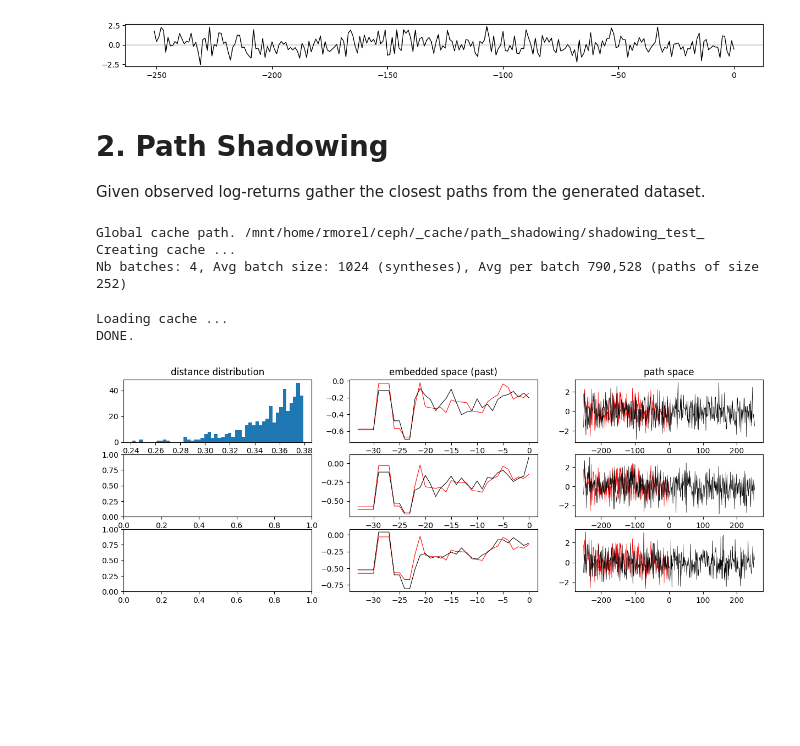
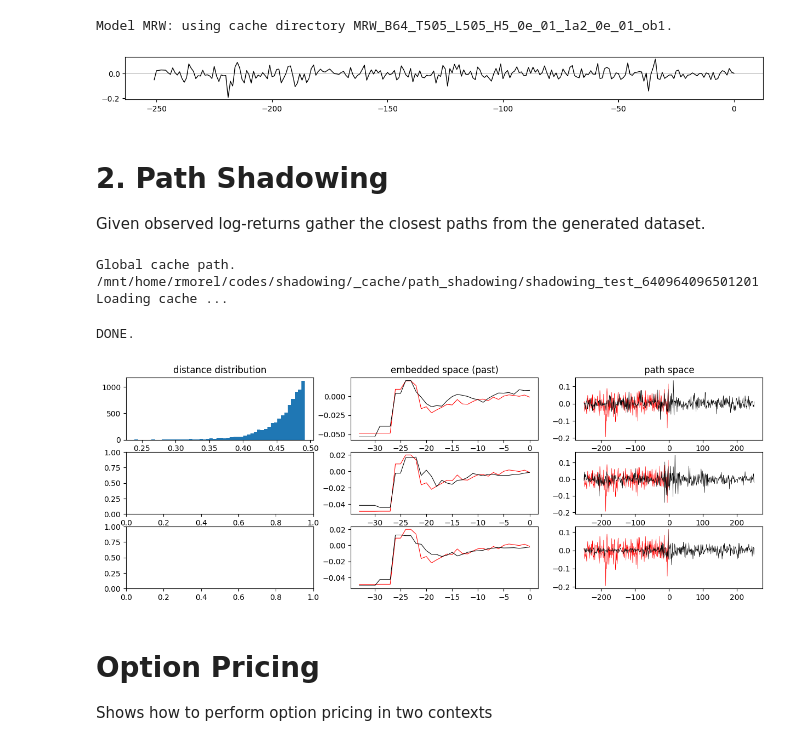
Before and after one commit to RudyMorel/shadowing, a Jupyter notebook: tutorial.ipynb, the cells around one changed output. Drawn from its saved outputs; the diff is of its cells as text; code cells hidden in the pictures; blank space fills up the shorter version.

```diff
--- a/tutorial.ipynb
+++ b/tutorial.ipynb
@@ -40,25 +41,29 @@ for i, ax in enumerate(axes):
 # %%
 # observed data e.g. past time-series at different dates
-np.random.seed(0)
-x_past = np.random.randn(1,252)  # replace with your own data
+# replace with the data you want to predict the future of
+lnx_past = MRWGenerator(T=252*2+1, H=0.5, lam=0.2, observed=True, cache_path=CACHE_PATH).load(R=1)[0,0,:]
+dlnx_past = np.diff(lnx_past, axis=-1)
+dlnx_past = windows(dlnx_past, w=252, s=32)
 
 plt.figure(figsize=(15,1))
-plt.plot(np.arange(-252+1,1), x_past[0,:], color='black', linewidth=1.0)
+plt.plot(np.arange(-252+1,1), dlnx_past[1,:], color='black', linewidth=1.0)
 plt.axhline(0.0, color='black', linewidth=0.25);
 # %% [output]
+Model MRW: using cache directory MRW_B64_T505_L505_H5_0e_01_la2_0e_01_ob1.
-[figure, old version]
+[figure, new version]
 # %% [markdown]
 # 2. Path Shadowing
 
 Given observed log-returns gather the closest paths from the generated dataset.
 # %%
-from shadowing import PathShadowing, FovealFixed, RelativeMSE
-
 S = 4096  # number of paths in the dataset that will be used for path shadowing
 
+# the MRW dataset generated above
+mrw_dataset = TimeSeriesDataset(mrw_gen.dpath, R=R, load=False)
+
 # object for path shadowing
-shadower = PathShadowing(x_past=x_past,
-                         dataset=dataset,
+shadower = PathShadowing(dlnx_past=dlnx_past,
+                         dataset=mrw_dataset,
                          S=S,
                          cache_path=CACHE_PATH,
                          dirname="shadowing_test",
@@ -76,46 +81,46 @@ distance = RelativeMSE()
 
 # PERFORM PATH SHADOWING
 distances, close_paths = shadower.shadow(embedding, distance,
-                                         n_paths=500,  # the number of closest paths (from generated dataset) to retain
+                                         n_paths=8192,  # the number of closest paths (from generated dataset) to retain
                                          horizon=252,  # the size of such paths in the future
                                          num_workers=6)
 # %% [output]
-Global cache path. /mnt/home/rmorel/ceph/_cache/path_shadowing/shadowing_test_
-Creating cache ...
-Nb batches: 4, Avg batch size: 1024 (syntheses), Avg per batch 790,528 (paths of size 252)
+Global cache path. /mnt/home/rmorel/codes/shadowing/_cache/path_shadowing/shadowing_test_640964096501201
+Loading cache ...
-Loading cache ...
 DONE.
 # %%
 # some vizualization
-from shadowing.utils import get_smallest
-
 i_date = 0
 
-w_past = x_past.shape[-1]
+w_past = dlnx_past.shape[-1]
 w_embed_past = embedding.dim
 horizon = 252
 
 # get 3 closest paths at this date
 idces, ds = get_smallest(distances[i_date], 3)
-x_closest = np.stack([close_paths[i_date][i_path] for i_path in idces])
+dlnx_closest = np.stack([close_paths[i_date][i_path] for i_path in idces])
 
-# get their embedding
-x_past_emb = embedding(x_past[:,:w_past])
-x_closest_emb = embedding(x_closest[:,:w_past])
+# embed them
+dlnx_past_emb = embedding(dlnx_past[:,:w_past])
+dlnx_closest_emb = embedding(dlnx_closest[:,:w_past])
 
 fig, axes = plt.subplots(3, 3, figsize=(15, 5))
 axes[0,0].set_title('distance distribution')
-axes[0,0].hist(distances, bins=50)
+axes[0,0].hist(distances[i_date], bins=50)
 axes[0,1].set_title('embedded space (past)')
 for i, ax in enumerate(axes[:,1]):
     ts_past = np.arange(-w_embed_past+1, 1)
-    ax.plot(ts_past, x_past_emb[i_date,:w_embed_past], color='red', linewidth=0.75)
-    ax.plot(ts_past, x_closest_emb[i,:w_embed_past], color='black', linewidth=0.75)
+    ax.plot(ts_past, dlnx_past_emb[i_date,:w_embed_past], color='red', linewidth=0.75)
+    ax.plot(ts_past, dlnx_closest_emb[i,:w_embed_past], color='black', linewidth=0.75)
 axes[0,2].set_title('path space')
 for i, ax in enumerate(axes[:,2]):
     ts_past = np.arange(-w_past+1,1)
     ts = np.arange(-w_past+1,horizon+1)
-    ax.plot(ts_past, x_past[i_date,:], color='red', linewidth=0.5)
-    ax.plot(ts, x_closest[i,:], color='black', linewidth=0.5)
+    ax.plot(ts_past, dlnx_past[i_date,:], color='red', linewidth=0.5)
+    ax.plot(ts, dlnx_closest[i,:], color='black', linewidth=0.5)
 # %% [output]
-[figure, old version]
+[figure, new version]
+# %% [markdown]
+# Option Pricing
+
+Shows how to perform option pricing in two contexts
```
Also changed, not shown: parts of 8 cells of this notebook, 6 other files.
